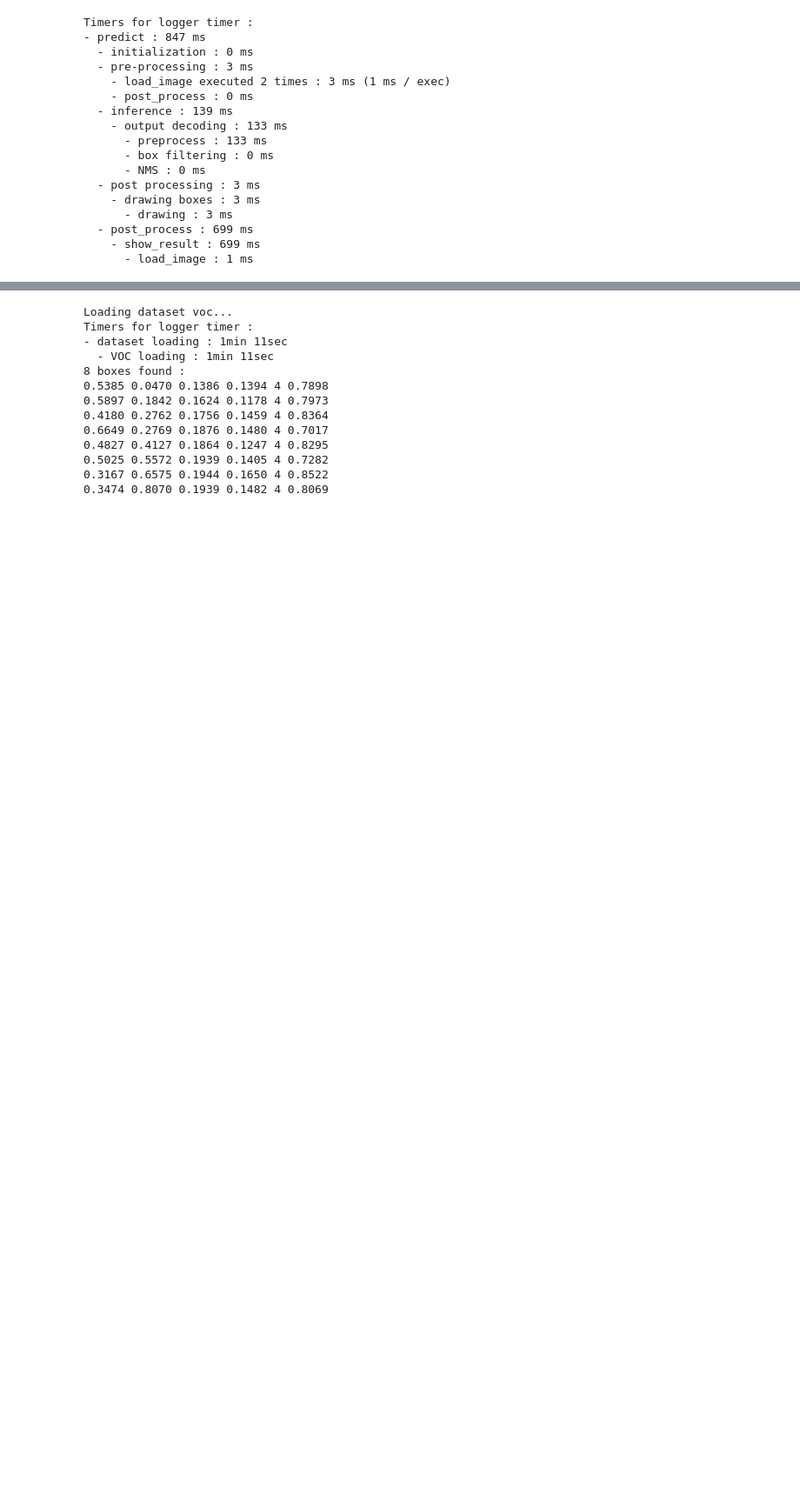
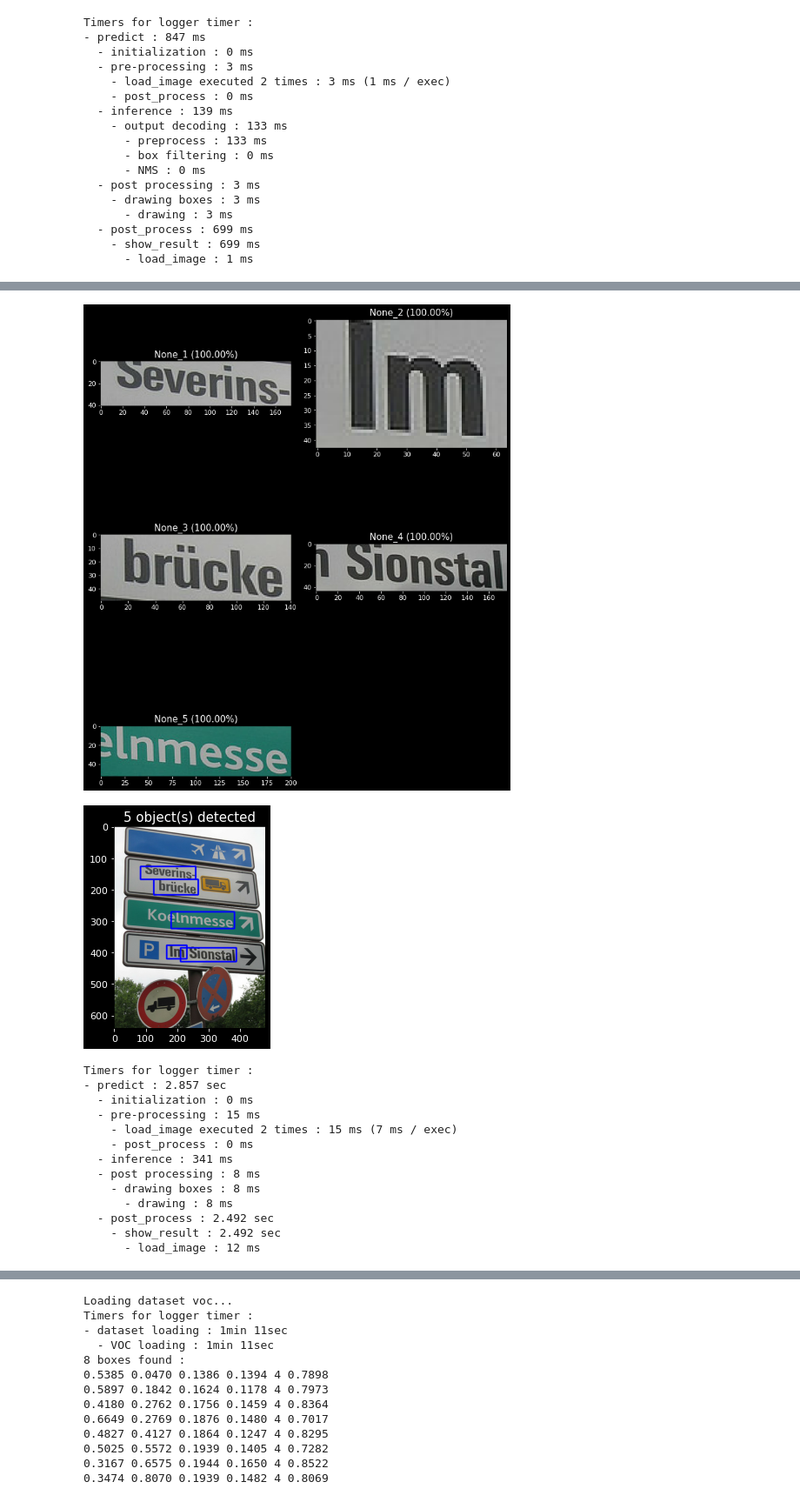
Before and after one commit to yui-mhcp/detection, a Jupyter notebook: detection.ipynb, the cells around one changed output, grey strips where cells are left out. Shown at 87% size. Cells and saved outputs as stored; diff of their text form; code cells hidden in the pictures; blank space fills up the shorter version.

Commit message:
new EAST pretrained support + requirements cleaning

```diff
--- a/detection.ipynb
+++ b/detection.ipynb
@@ -83 +87,21 @@ stream(model = 'yolo_faces', max_time = 15)
+# %%
+from models.detection import detect
+
+_ = detect('text.jpg', save = False, model = 'east_text', verbose = 2, obj_threshold = 0.5, color = 'b', show_text = False)
+# %% [output]
+[figure, added]
+[figure, added]
+Timers for logger timer :
+- predict : 2.857 sec
+  - initialization : 0 ms
+  - pre-processing : 15 ms
+    - load_image executed 2 times : 15 ms (7 ms / exec)
+    - post_process : 0 ms
+  - inference : 341 ms
+  - post processing : 8 ms
+    - drawing boxes : 8 ms
+      - drawing : 8 ms
+  - post_process : 2.492 sec
+    - show_result : 2.492 sec
+      - load_image : 12 ms
 # %% [markdown]
```
Also changed, not shown: parts of 5 cells of this notebook, 37 other files.
